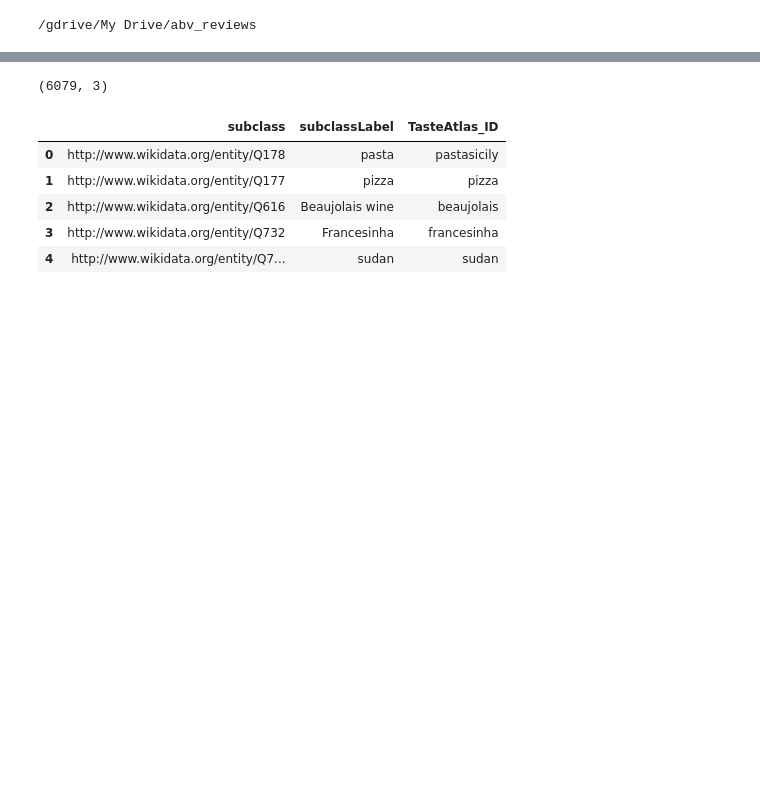
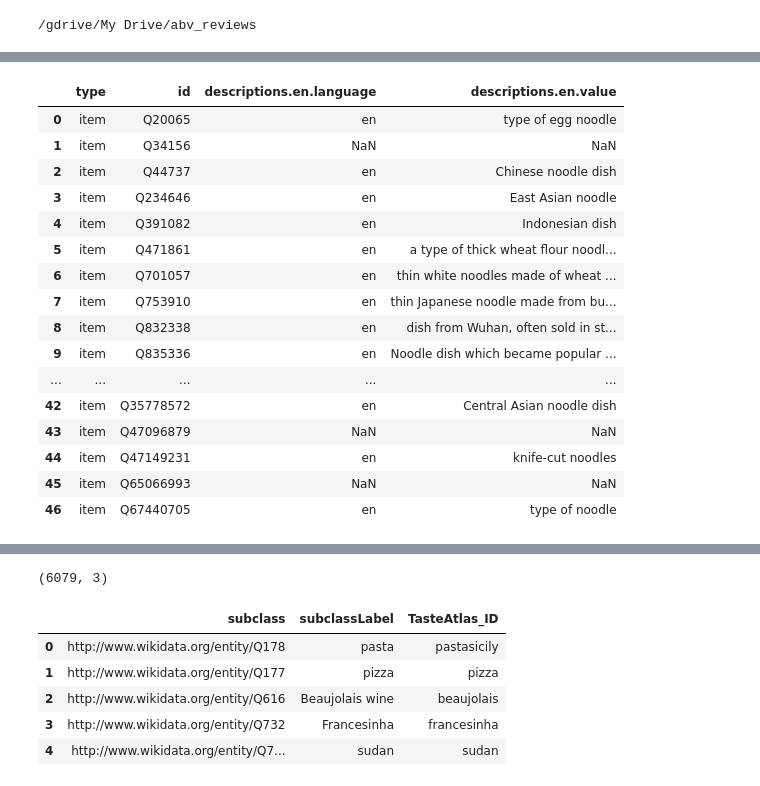
Before and after one commit to ravi-gopalan/DAND_Data_Wrangling, a Jupyter notebook: wikidata_sparql_query.ipynb, the cells around one changed output, grey strips where cells are left out. Saved outputs shown, nothing was run; the diff lists cells and outputs as text; code cells hidden in the pictures; blank space fills up the shorter version.

```diff
--- a/wikidata_sparql_query.ipynb
+++ b/wikidata_sparql_query.ipynb
@@ -56,0 +60,25 @@ abv_dir = '/gdrive/My Drive/abv_reviews'
+# %%
+def query_and_process_results(url, query_parameter):
+
+  q1 = 'SELECT ?item ?itemLabel WHERE {?item wdt:P279 wd:'
+  q2 = '. SERVICE wikibase:label { bd:serviceParam wikibase:language "[AUTO_LANGUAGE],en". }}'
+
+  query = q1 + query_parameter + q2
+#  print(query)
+
+  df = get_results(url, query)
+  df.shape
+  df.head()
+
+  res_list =  sorted([re.sub("q[0-9]+","",item.lower()) for item in df.groupby(['itemLabel'])['item'].agg('count').index.values.tolist()])
+  res_list = sorted([re.sub("\-", " ",item) for item in res_list])
+  res_list = [item for item in res_list if not re.findall("[0-9]+",item)]
+  res_counter = Counter(res_list)
+  res_list = []
+  for key in res_counter.keys():
+    if len(key) != 0:
+      res_list.append(key)
+
+  print(len(res_list), res_list)
+
+  return df, res_list, res_counter
@@ -442,0 +214,16 @@ print(len(coffee_drink_list),coffee_drink_list)
+# %%
+cat_list = ['noodle', 'soup', 'rice', 'salad','dish', 'drink','hot_bev', 'coffee']
+query_parameter_list = ['Q192874','Q41415', 'Q21976260', 'Q9266', 'Q746549', 'Q40050', 'Q19359564', 'Q37756327']
+df_list = []
+result_lists = []
+result_counters = []
+
+
+for cat, query_parameter in zip(cat_list, query_parameter_list):
+  print("Category query in progress for {}".format(cat))
+  df, r_list, r_counter = query_and_process_results(endpoint_url, query_parameter)
+  df_list.append(df)
+  result_lists.append(r_list)
+  result_counters.append(r_counter)
+  print("Category {} - completed".format(cat))
+  time.sleep(10)
@@ -442,0 +267,20 @@ print(len(coffee_drink_list),coffee_drink_list)
+# %%
+json_normalize(df_list[0]['desc_detail'], max_level=2)
+# %% [output]
+|  | type | id | descriptions.en.language | descriptions.en.value |
+| 0 | item | Q20065 | en | type of egg noodle |
+| 1 | item | Q34156 | NaN | NaN |
+| 2 | item | Q44737 | en | Chinese noodle dish |
+| 3 | item | Q234646 | en | East Asian noodle |
+| 4 | item | Q391082 | en | Indonesian dish |
+| 5 | item | Q471861 | en | a type of thick wheat flour noodl... |
+| 6 | item | Q701057 | en | thin white noodles made of wheat ... |
+| 7 | item | Q753910 | en | thin Japanese noodle made from bu... |
+| 8 | item | Q832338 | en | dish from Wuhan, often sold in st... |
+| 9 | item | Q835336 | en | Noodle dish which became popular ... |
+| ... | ... | ... | ... | ... |
+| 42 | item | Q35778572 | en | Central Asian noodle dish |
+| 43 | item | Q47096879 | NaN | NaN |
+| 44 | item | Q47149231 | en | knife-cut noodles |
+| 45 | item | Q65066993 | NaN | NaN |
+| 46 | item | Q67440705 | en | type of noodle |
```
Also changed, not shown: parts of 118 cells of this notebook.
